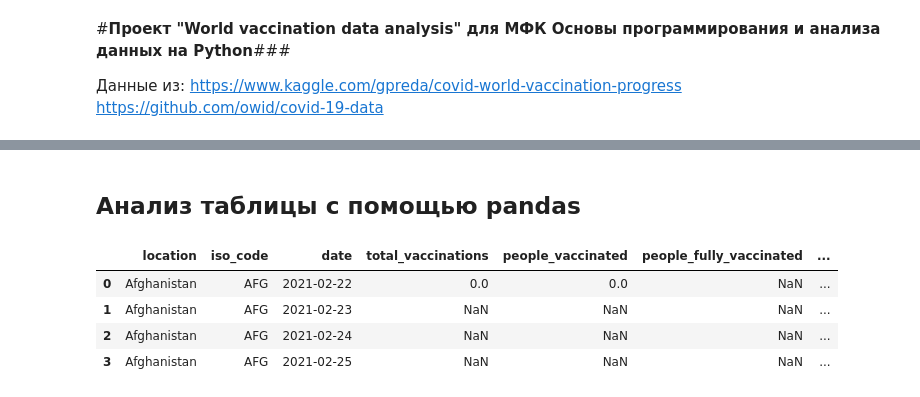
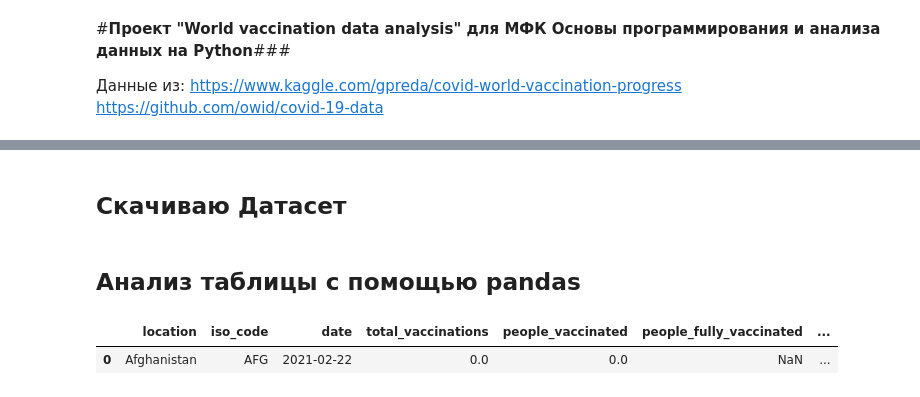
Before and after one commit to KonstantinBurkin/Vaccination_rates, a Jupyter notebook: World_vaccination_data_analysis.ipynb, the cells around one changed output, grey strips where cells are left out. Drawn from its saved outputs; the diff is of its cells as text; code cells hidden in the pictures.

```diff
--- a/World_vaccination_data_analysis.ipynb
+++ b/World_vaccination_data_analysis.ipynb
@@ -44,3 +19,5 @@ oceania_populations = [23696900, 14974, 859178, 268270, 106461, 10084, 268767, 4
+# %% [markdown]
+## Скачиваю Датасет
 # %%
 # скачиваю файл с данными о вакцинациях в разных странах с github
 !wget -O "vaccinations.csv" "https://raw.githubusercontent.com/owid/covid-19-data/master/public/data/vaccinations/vaccinations.csv"
@@ -52,10 +29,7 @@ output.clear()
 data_table = pd.read_csv("vaccinations.csv")
 # %%
 # вывожу пример первых колонок с названиями столбцов
-data_table.head(4)
+data_table.head(1)
 # %% [output]
 |  | location | iso_code | date | total_vaccinations | people_vaccinated | people_fully_vaccinated | ... |
 | 0 | Afghanistan | AFG | 2021-02-22 | 0.0 | 0.0 | NaN | ... |
-| 1 | Afghanistan | AFG | 2021-02-23 | NaN | NaN | NaN | ... |
-| 2 | Afghanistan | AFG | 2021-02-24 | NaN | NaN | NaN | ... |
-| 3 | Afghanistan | AFG | 2021-02-25 | NaN | NaN | NaN | ... |
```
Also changed, not shown: parts of 52 cells of this notebook.
